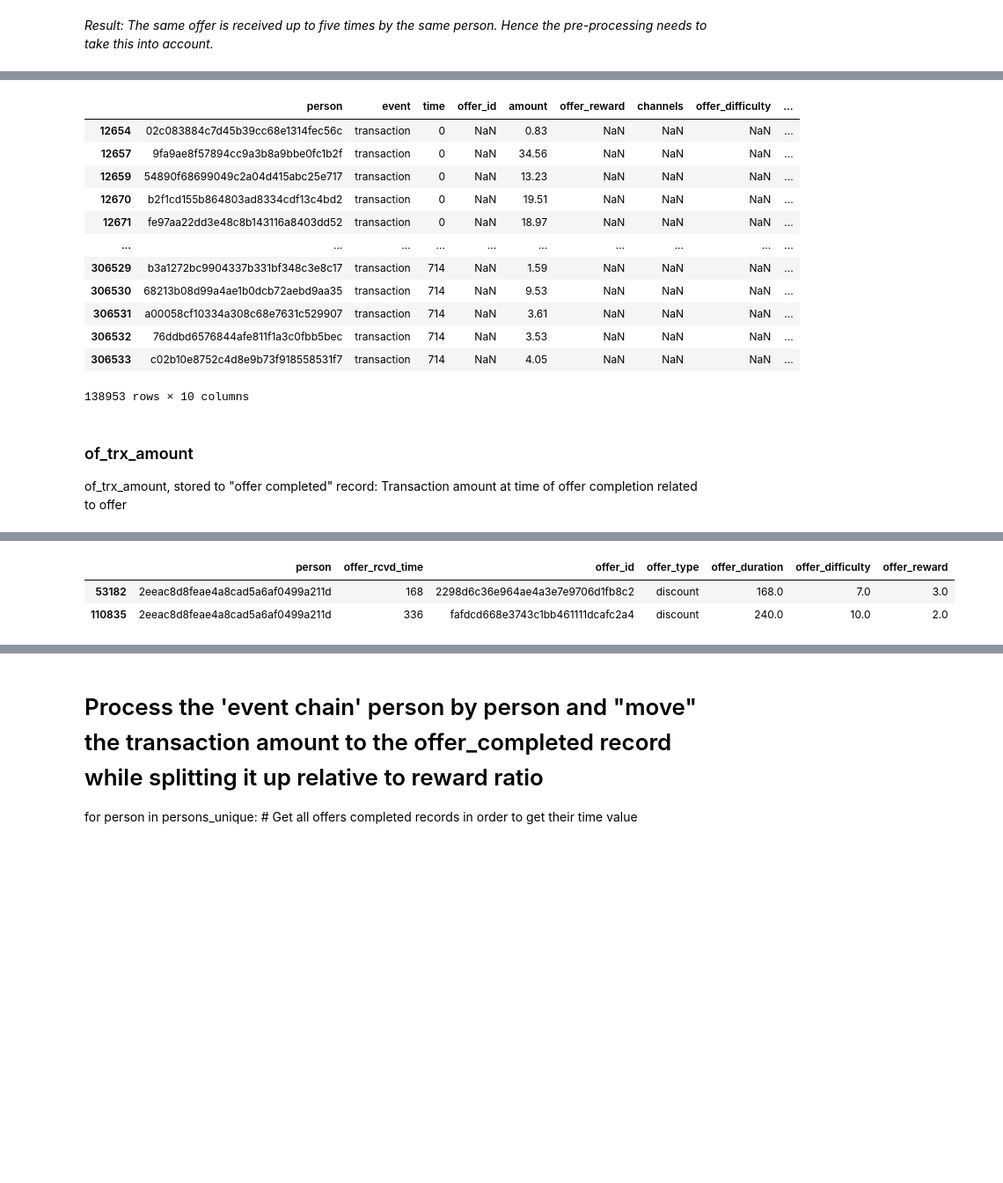
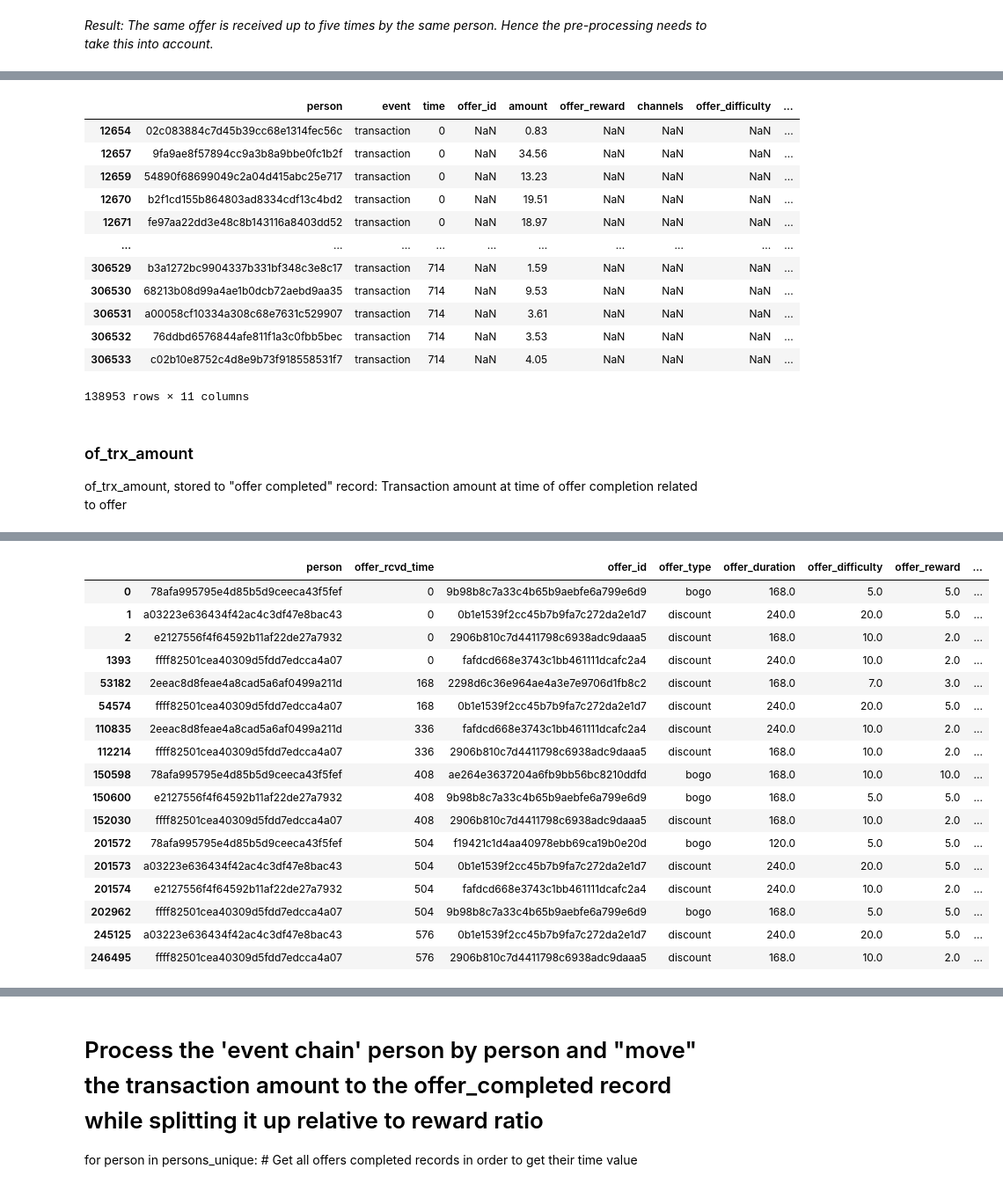
Before and after one commit to Oliver-Balb/Starbucks, a Jupyter notebook: Starbucks_Capstone_notebook.ipynb, the cells around one changed output, grey strips where cells are left out. Shown at 88% size. Saved outputs shown, nothing was run; the diff lists cells and outputs as text; code cells hidden in the pictures; blank space fills up the shorter version.

Commit message:
update_offer_agg - first successful run (tbd: several offers complete at same point in time)

```diff
--- a/Starbucks_Capstone_notebook.ipynb
+++ b/Starbucks_Capstone_notebook.ipynb
@@ -139,6 +139,11 @@ def one_hot_encode(df, col):
     OUTPUT
     df_result - Dataframe with nominal value column normalized into separate columns (one-hot-encoded)
     '''
+
+    def days2hours(days):
+        return days * 24
+
+
     # One-hot encode the col column
     encoded_df = pd.get_dummies(df[col], prefix=col+'_').astype(int)
 
@@ -146,11 +151,11 @@ def one_hot_encode(df, col):
     df_result = df.drop(col, axis=1).join(encoded_df)
     return df_result
 
+
+# Convert duration from days into hourly values.
+portfolio['duration_hours']  = portfolio['duration'] * 24
 portfolio_one_hot = split_strlist_into_cols(portfolio, 'channels')
 portfolio_one_hot = one_hot_encode(portfolio_one_hot, 'offer_type')
 
-# Convert duration in days into hourly values.
-portfolio_one_hot['duration_hours'] = portfolio_one_hot['duration'] * 24
-
 portfolio_one_hot
 # %% [output]
@@ -167,0 +173,2 @@ portfolio_one_hot
+# %%
+portfolio['duration_hours']  = portfolio['duration'] * 24
@@ -434,6 +470,9 @@ max_rows
 # %%
 # Get list of unique persons
 persons_unique = offer_agg['person'].drop_duplicates()
+# %%
+if 'offer_trx_amount' not in offer_agg.columns:
+    offer_agg['offer_trx_amount'] = 0
 # %% [markdown]
 *As analysis revealed, there are some transactions in the transcript data, where during one purchase event more than one offer is completed, e. g. person e2127556f4f64592b11af22de27a7932, index 225060 - 225062*. In these cases, the transaction value is split up between the offers involved according to the reward ratio of of all offers beeing completed.
 <img src="multiple offers per trx.png"/>
@@ -453,7 +492,7 @@ transcript_norm[transcript_norm['event'] =='transaction']
 | 306531 | a00058cf10334a308c68e7631c529907 | transaction | 714 | NaN | 3.61 | NaN | NaN | NaN | ... |
 | 306532 | 76ddbd6576844afe811f1a3c0fbb5bec | transaction | 714 | NaN | 3.53 | NaN | NaN | NaN | ... |
 | 306533 | c02b10e8752c4d8e9b73f918558531f7 | transaction | 714 | NaN | 4.05 | NaN | NaN | NaN | ... |
-138953 rows × 10 columns
+138953 rows × 11 columns
 # %%
 # xx
 #transcript_norm[(transcript_norm['person'] == "2eeac8d8feae4a8cad5a6af0499a211d")].to_excel('data/transcript_norm.xlsx')
@@ -466,31 +572,30 @@ of_trx_amount, stored to "offer completed" record: Transaction amount at time of
 for person in persons_unique:
     # Get all offer completed records by current person in order to get their offer_rcvd_time value
     transcript_norm_pers = transcript_norm[((transcript_norm['person'] == person) & (transcript_norm['event'] == 'offer completed'))]
-    print(f"transcript_norm_pers {person}:\n {transcript_norm_pers[['person', 'event', 'time', 'offer_id']]}")
-    for time in transcript_norm_pers['time']:
+    # print(f"transcript_norm_pers {person}:\n {transcript_norm_pers[['person', 'event', 'time', 'offer_id']]}")
+    # Make point in time unique (in case of several offers completed at same time)
+    time_list_unique = set(transcript_norm_pers['time'])
+    for time in time_list_unique:
+
         # Get all offers completed records being recorded at time of completion of current offer.
         transcript_norm_pers_time = transcript_norm_pers[(transcript_norm_pers['time'] == time) & (transcript_norm_pers['event'] == 'offer completed')]
-        print(f"*** transcript_norm_pers_time:\n {transcript_norm_pers_time[['person', 'event', 'time', 'offer_id', 'amount', 'offer_reward']]}")
+        # print(f"*** transcript_norm_pers_time:\n {transcript_norm_pers_time[['person', 'event', 'time', 'offer_id', 'amount', 'offer_reward']]}")
         for offer_id in transcript_norm_pers_time['offer_id']:
             # Calculate the sum of all rewards of offers at that point in time:
-            print(f'time {time}')
+            # print(f'time {time}')
             sum_rewards  = transcript_norm_pers_time[transcript_norm_pers_time['time'] == time]['offer_reward'].values.sum()
-            print(f'sum_rewards {sum_rewards}')
+            # print(f'sum_rewards {sum_rewards}')
             # Use each offer_rcvd_time value to get the previous transaction record and amount
             # As some offer_rcvd_times multiple offers are completed at the same offer_rcvd_time, split the transaction value according to the reward ratio of all completed offers at offer_rcvd_time *offer_rcvd_time*
             amount_of_compl = transcript_norm[((transcript_norm['person'] == person) & (transcript_norm['event'] == 'transaction') & (transcript_norm['time'] == time) )]['amount'].values.sum()
-            print(amount_of_compl)
-            '''
-            amount_of_compl = round((transcript_norm[((transcript_norm['person'] == person) & (transcript_norm['event'] == 'transaction') &
-                                                    (transcript_norm['offer_rcvd_time'] == offer_rcvd_time))]['amount'].values.sum()) *
-                                    (transcript_norm[((transcript_norm['person'] == person) & (transcript_norm['event'] == 'offer completed') &
-                                                    (transcript_norm['offer_rcvd_time'] == offer_rcvd_time) & (transcript_norm['offer_id'] == offer_id))]['offer_reward'].values.sum()) /
-                                    sum_rewards, 2)
-            '''
+            # print(amount_of_compl)
 
+        # Having identified all offers completed records, the sum of transaction amounts and their sum of rewards, the offer_agg needs to be updated
+        update_offer_agg(offer_agg, person, time, transcript_norm_pers_time, amount_of_compl, sum_rewards)
 
         # offer_limit_time = offer_rcvd_time
         # transcript_norm_off = transcript_norm[(transcript_norm['person']==person) & (transcript_norm['time']>=offer_rcvd_time) & (transcript_norm['time']<=(offer_rcvd_time + offer_agg_per[offer_rcvd_time])
 
-offer_agg[offer_agg['person'] == "2eeac8d8feae4a8cad5a6af0499a211d"]
+# offer_agg[offer_agg['person'] == "2eeac8d8feae4a8cad5a6af0499a211d"]
+offer_agg
 # %% [output]
@@ -514,5 +636,20 @@ sum_rewards 2.0
-|  | person | offer_rcvd_time | offer_id | offer_type | offer_duration | offer_difficulty | offer_reward |
-| 53182 | 2eeac8d8feae4a8cad5a6af0499a211d | 168 | 2298d6c36e964ae4a3e7e9706d1fb8c2 | discount | 168.0 | 7.0 | 3.0 |
-| 110835 | 2eeac8d8feae4a8cad5a6af0499a211d | 336 | fafdcd668e3743c1bb461111dcafc2a4 | discount | 240.0 | 10.0 | 2.0 |
+|  | person | offer_rcvd_time | offer_id | offer_type | offer_duration | offer_difficulty | offer_reward | ... |
+| 0 | 78afa995795e4d85b5d9ceeca43f5fef | 0 | 9b98b8c7a33c4b65b9aebfe6a799e6d9 | bogo | 168.0 | 5.0 | 5.0 | ... |
+| 1 | a03223e636434f42ac4c3df47e8bac43 | 0 | 0b1e1539f2cc45b7b9fa7c272da2e1d7 | discount | 240.0 | 20.0 | 5.0 | ... |
+| 2 | e2127556f4f64592b11af22de27a7932 | 0 | 2906b810c7d4411798c6938adc9daaa5 | discount | 168.0 | 10.0 | 2.0 | ... |
+| 1393 | ffff82501cea40309d5fdd7edcca4a07 | 0 | fafdcd668e3743c1bb461111dcafc2a4 | discount | 240.0 | 10.0 | 2.0 | ... |
+| 53182 | 2eeac8d8feae4a8cad5a6af0499a211d | 168 | 2298d6c36e964ae4a3e7e9706d1fb8c2 | discount | 168.0 | 7.0 | 3.0 | ... |
+| 54574 | ffff82501cea40309d5fdd7edcca4a07 | 168 | 0b1e1539f2cc45b7b9fa7c272da2e1d7 | discount | 240.0 | 20.0 | 5.0 | ... |
+| 110835 | 2eeac8d8feae4a8cad5a6af0499a211d | 336 | fafdcd668e3743c1bb461111dcafc2a4 | discount | 240.0 | 10.0 | 2.0 | ... |
+| 112214 | ffff82501cea40309d5fdd7edcca4a07 | 336 | 2906b810c7d4411798c6938adc9daaa5 | discount | 168.0 | 10.0 | 2.0 | ... |
+| 150598 | 78afa995795e4d85b5d9ceeca43f5fef | 408 | ae264e3637204a6fb9bb56bc8210ddfd | bogo | 168.0 | 10.0 | 10.0 | ... |
+| 150600 | e2127556f4f64592b11af22de27a7932 | 408 | 9b98b8c7a33c4b65b9aebfe6a799e6d9 | bogo | 168.0 | 5.0 | 5.0 | ... |
+| 152030 | ffff82501cea40309d5fdd7edcca4a07 | 408 | 2906b810c7d4411798c6938adc9daaa5 | discount | 168.0 | 10.0 | 2.0 | ... |
+| 201572 | 78afa995795e4d85b5d9ceeca43f5fef | 504 | f19421c1d4aa40978ebb69ca19b0e20d | bogo | 120.0 | 5.0 | 5.0 | ... |
+| 201573 | a03223e636434f42ac4c3df47e8bac43 | 504 | 0b1e1539f2cc45b7b9fa7c272da2e1d7 | discount | 240.0 | 20.0 | 5.0 | ... |
+| 201574 | e2127556f4f64592b11af22de27a7932 | 504 | fafdcd668e3743c1bb461111dcafc2a4 | discount | 240.0 | 10.0 | 2.0 | ... |
+| 202962 | ffff82501cea40309d5fdd7edcca4a07 | 504 | 9b98b8c7a33c4b65b9aebfe6a799e6d9 | bogo | 168.0 | 5.0 | 5.0 | ... |
+| 245125 | a03223e636434f42ac4c3df47e8bac43 | 576 | 0b1e1539f2cc45b7b9fa7c272da2e1d7 | discount | 240.0 | 20.0 | 5.0 | ... |
+| 246495 | ffff82501cea40309d5fdd7edcca4a07 | 576 | 2906b810c7d4411798c6938adc9daaa5 | discount | 168.0 | 10.0 | 2.0 | ... |
 # %%
 # xx
```
Also changed, not shown: parts of 8 cells of this notebook, 4 other files.
